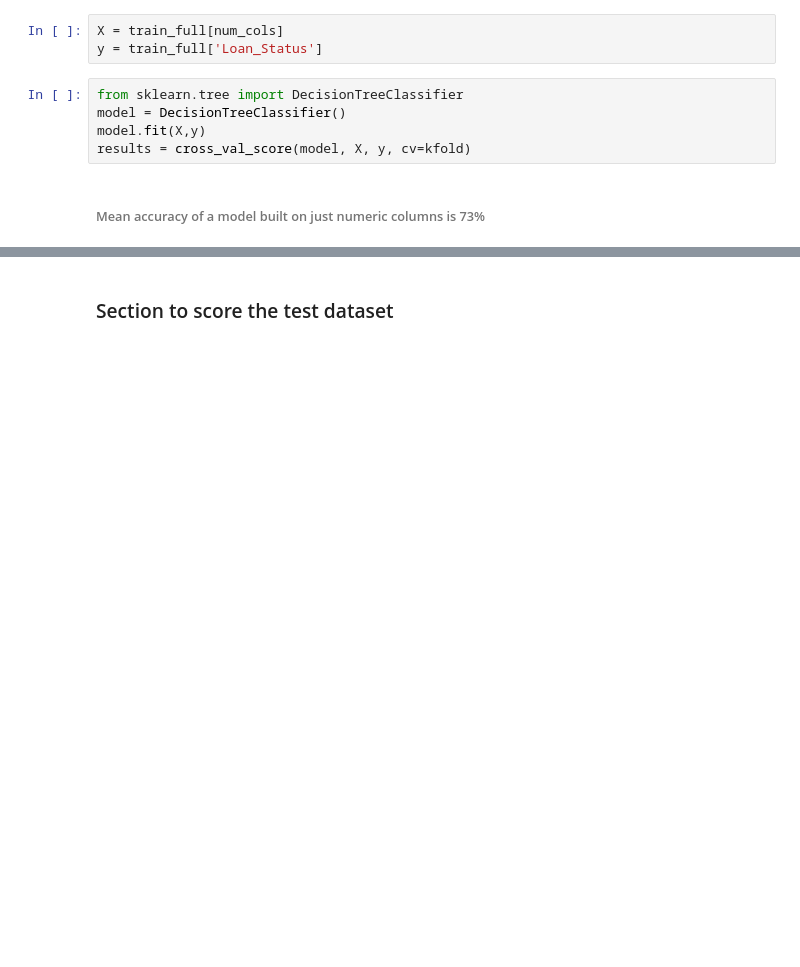
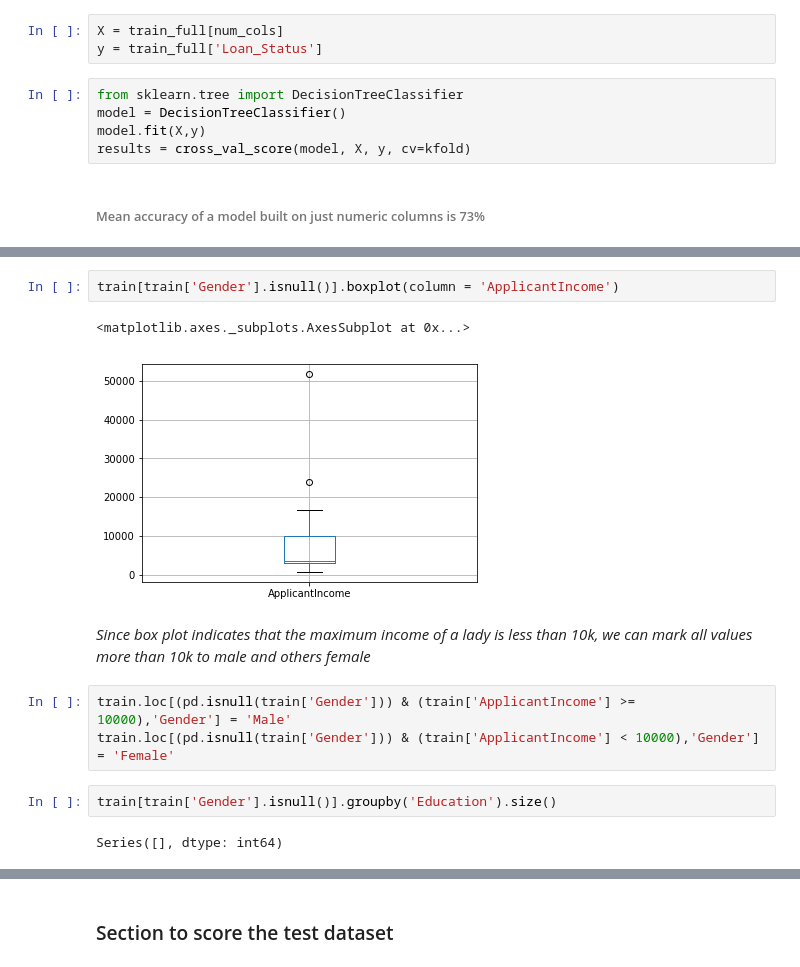
Before and after one commit to krajkumar6/MachineLearning, a Jupyter notebook: classification/Loan Prediction/Load Prediction.ipynb, the cells around one changed output, grey strips where cells are left out. Cells and saved outputs as stored; diff of their text form; blank space fills up the shorter version.

Commit message:
updated submission
missing value, outlier treatments and feature encoding

```diff
--- a/classification/Loan Prediction/Load Prediction.ipynb
+++ b/classification/Loan Prediction/Load Prediction.ipynb
@@ -126,0 +148,14 @@ KeyError: 'Loan_Status'
+# %%
+train[train['Gender'].isnull()].boxplot(column = 'ApplicantIncome')
+# %% [output]
+<matplotlib.axes._subplots.AxesSubplot at 0x...>
+[figure, added]
+# %% [markdown]
+<i> Since box plot indicates that the maximum income of a lady is less than 10k, we can mark all values more than 10k to male and others female</i>
+# %%
+train.loc[(pd.isnull(train['Gender'])) & (train['ApplicantIncome'] >= 10000),'Gender'] = 'Male'
+train.loc[(pd.isnull(train['Gender'])) & (train['ApplicantIncome'] < 10000),'Gender'] = 'Female'
+# %%
+train[train['Gender'].isnull()].groupby('Education').size()
+# %% [output]
+Series([], dtype: int64)
```
Also changed, not shown: parts of 103 cells of this notebook, 3 other files.
